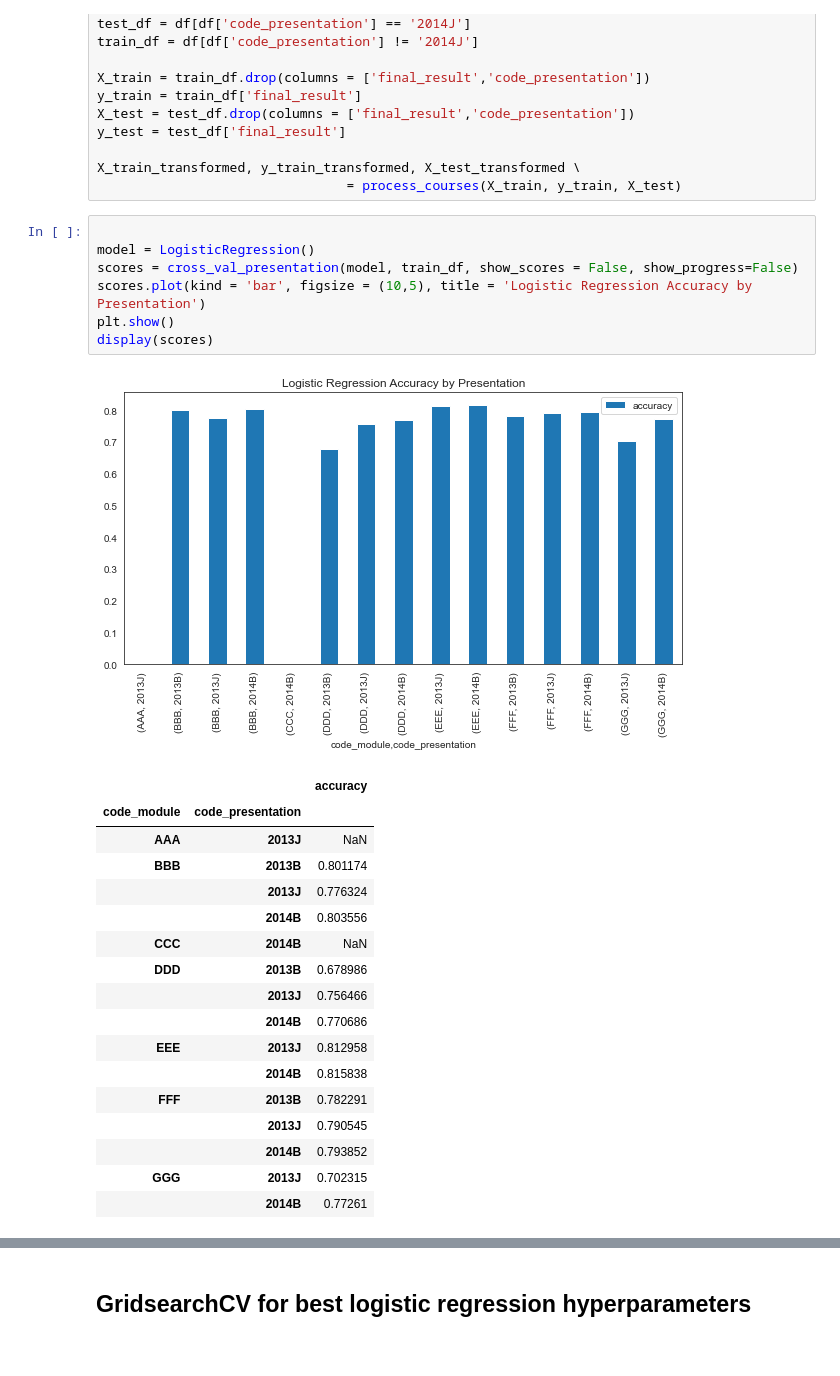
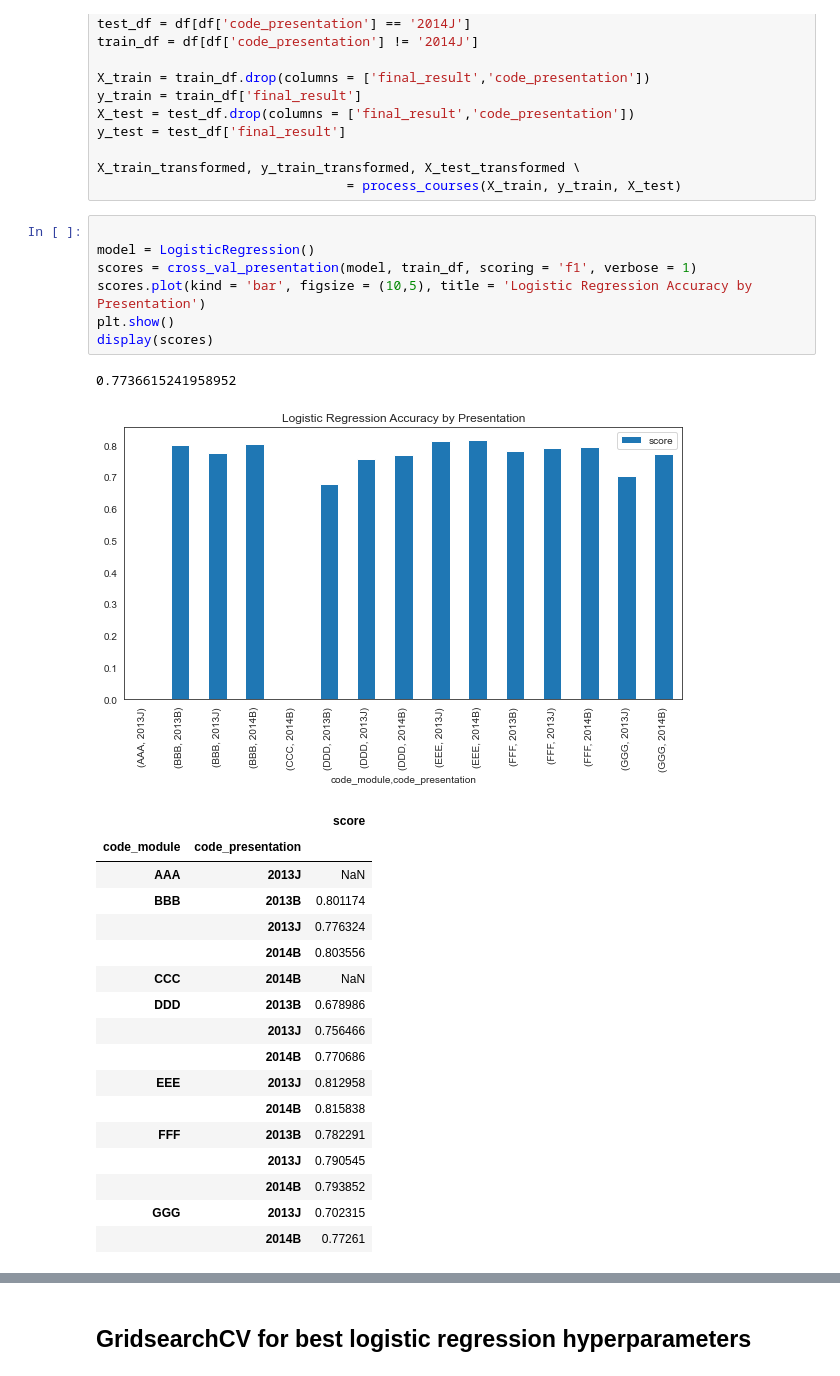
Before and after one commit to Caellwyn/ou_student_predictions, a Jupyter notebook: notebooks/shallow_model_predict_future.ipynb, the cells around one changed output, grey strips where cells are left out. Drawn from its saved outputs; the diff is of its cells as text.

```diff
--- a/notebooks/shallow_model_predict_future.ipynb
+++ b/notebooks/shallow_model_predict_future.ipynb
@@ -68,13 +65,14 @@ X_train_transformed, y_train_transformed, X_test_transformed \
 # %%
 
 model = LogisticRegression()
-scores = cross_val_presentation(model, train_df, show_scores = False, show_progress=False)
+scores = cross_val_presentation(model, train_df, scoring = 'f1', verbose = 1)
 scores.plot(kind = 'bar', figsize = (10,5), title = 'Logistic Regression Accuracy by Presentation')
 plt.show()
 display(scores)
 # %% [output]
+0.7736615241958952
-[figure, old version]
+[figure, new version]
-|  |  | accuracy |
+|  |  | score |
 | code_module | code_presentation |  |
 | AAA | 2013J | NaN |
 | BBB | 2013B | 0.801174 |
```
Also changed, not shown: parts of 16 cells of this notebook, 1 other file.
